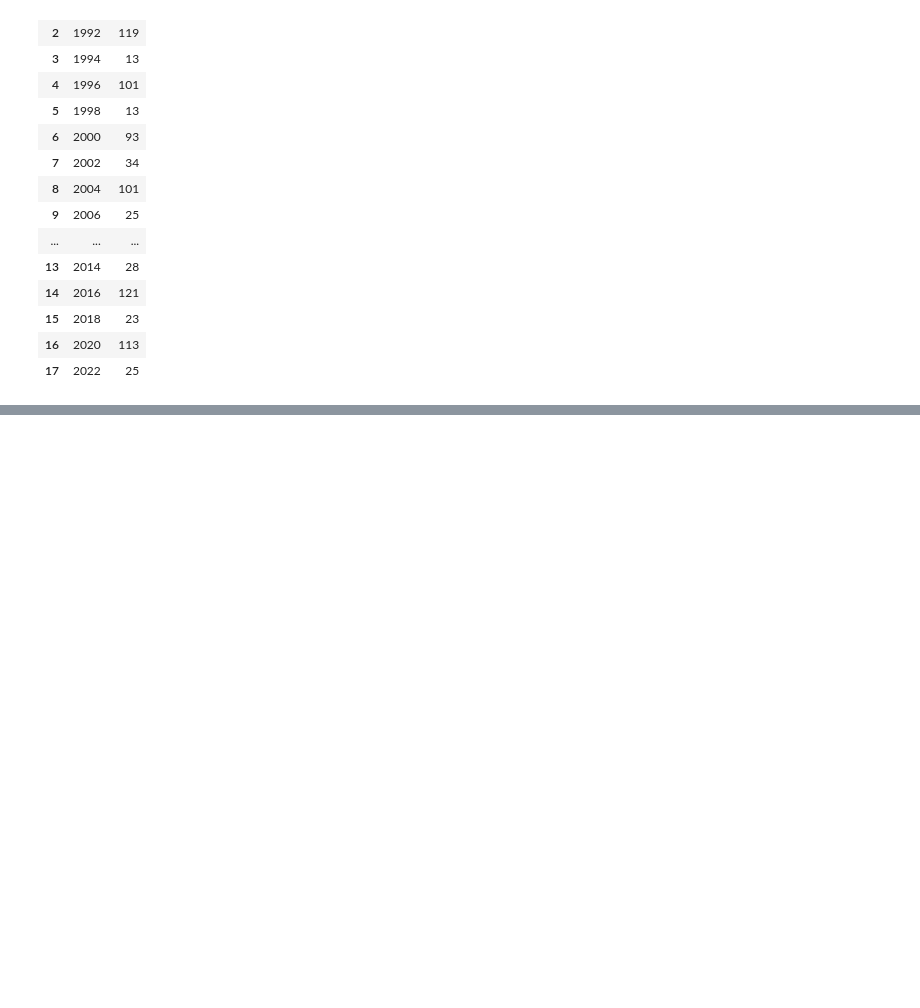
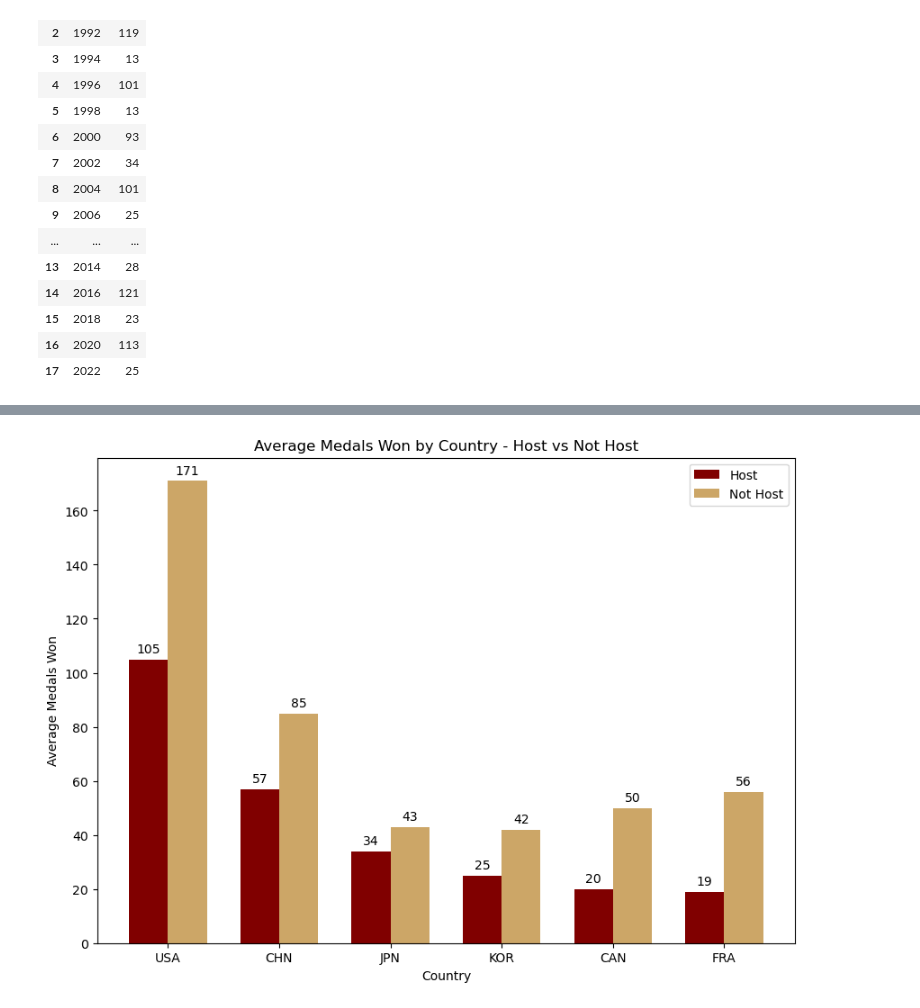
Before and after one commit to Mailysjaffret/Project1---Ironhack, a Jupyter notebook: notebooks/Amir/Hostinfo.ipynb, the cells around one changed output, grey strips where cells are left out. Drawn from its saved outputs; the diff is of its cells as text; code cells hidden in the pictures; blank space fills up the shorter version.

Commit message:
Host data Completed

```diff
--- a/notebooks/Amir/Hostinfo.ipynb
+++ b/notebooks/Amir/Hostinfo.ipynb
@@ -344,0 +472,44 @@ host_info
+# %%
+import matplotlib.pyplot as plt
+
+data = {
+    'Host': [105, 57, 34, 25, 20, 19],
+    'Not Host': [171, 85, 43, 42, 50, 56]
+}
+index = ['USA', 'CHN', 'JPN', 'KOR', 'CAN', 'FRA']
+df = pd.DataFrame(data, index=index)
+
+#Plotting
+fig, ax = plt.subplots(figsize=(10, 7))
+
+x = np.arange(len(df.index))  # the label locations
+width = 0.35  # the width of the bars
+
+#Updated color codes
+maroon_color = '#800000'
+new_golden_color = '#cca667'
+
+#Creating the bars
+bars1 = ax.bar(x - width/2, df['Host'], width, label='Host', color=maroon_color)
+bars2 = ax.bar(x + width/2, df['Not Host'], width, label='Not Host', color=new_golden_color)
+
+#Loop to add a label on top of each bar
+for bars in [bars1, bars2]:
+    for bar in bars:
+        height = bar.get_height()
+        ax.annotate('{}'.format(height),
+                    xy=(bar.get_x() + bar.get_width() / 2, height),
+                    xytext=(0, 3),
+                    textcoords="offset points",
+                    ha='center', va='bottom')
+
+ax.set_xlabel('Country')
+ax.set_ylabel('Average Medals Won')
+ax.set_title('Average Medals Won by Country - Host vs Not Host')
+ax.set_xticks(x)
+ax.set_xticklabels(df.index)
+ax.legend()
+
+plt.show()
+# %% [output]
+[figure, added]
```
Also changed, not shown: parts of 34 cells of this notebook.
